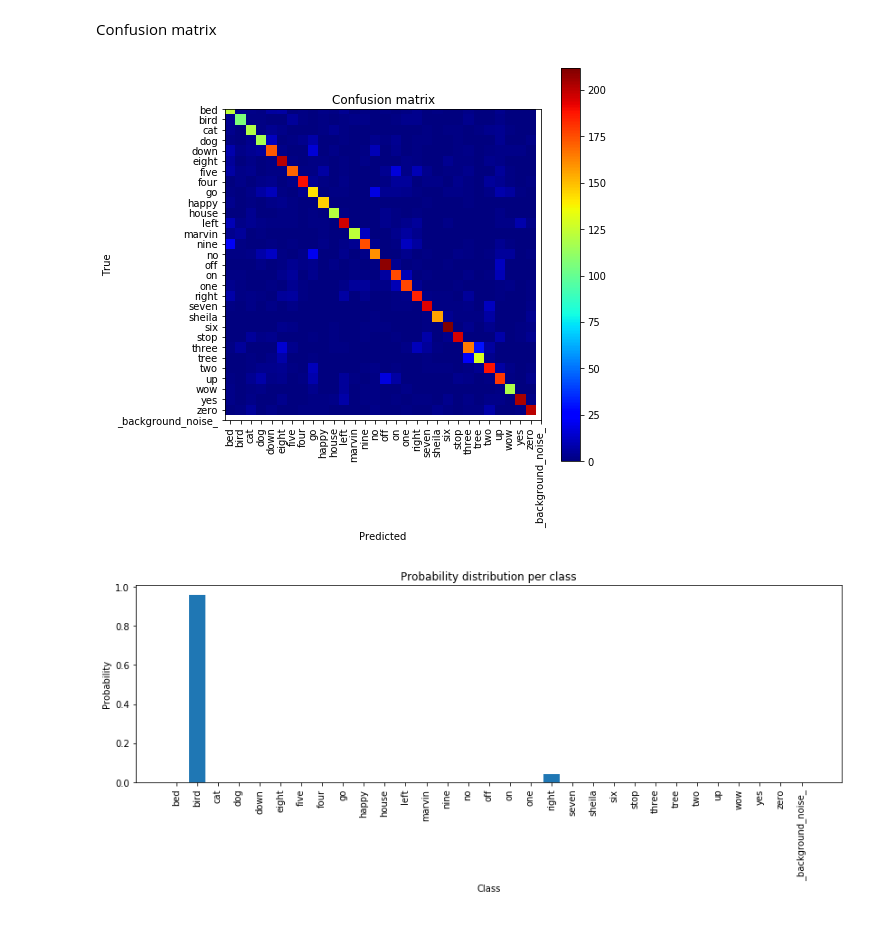
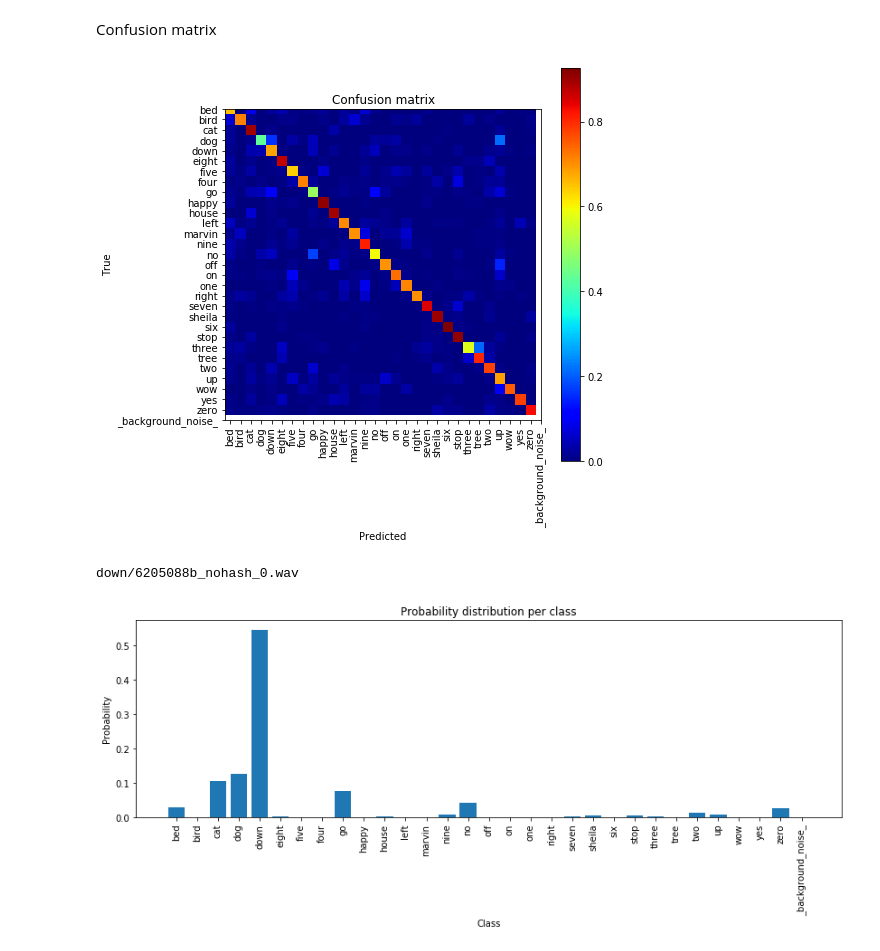
Before and after one commit to Fede5991/HumanDataAnalytics, a Jupyter notebook: Project1.ipynb, the cells around one changed output. Cells and saved outputs as stored; diff of their text form; code cells hidden in the pictures.

Commit message:
Small updates
- test audio selected at random from test set
- studied and plotted different gradient optimizers and plot of their performances
- computed test scores of these optimizers on test set

```diff
--- a/Project1.ipynb
+++ b/Project1.ipynb
@@ -317,7 +318,7 @@ def hyperparams_initialization(attempts,hp_number,method,limits,iteration):
         return hm,limits
 
 attempts=2
-variables=8
+variables=9
 iterations=attempts**variables
 # %%
 def extraction_performances(validation_accuracy,training_accuracy):
@@ -344,24 +379,7 @@ def extraction_performances(validation_accuracy,training_accuracy):
 # %%
-def Classifier(i,hm):
-    x = Input(shape=(40,98,1))
-    x1 = (Conv2D(int(hm[0,i]),kernel_size=(40,int(hm[1,i])),activation='relu'))(x)
-    x1 = Dropout(rate=0)(x1)
-    x1 = (MaxPooling2D(pool_size=(1,int(hm[2,i]))))(x1)
-    for j in range(int(hm[3,i])):
-        x1 = (Conv2D(int(hm[4,i]),kernel_size=(1,int(hm[5,i])),activation='relu'))(x1)
-        x1 = Dropout(rate=0)(x1)
-        x1 = (MaxPooling2D(pool_size=(1,int(hm[6,i]))))(x1)
-    y1 = Flatten()(x1)
-    y2 = (Dense(int(hm[7,i]),activation='relu'))(y1)
-    y2 = Dropout(rate=0)(y2)
-    y = (Dense(31,activation='softmax'))(y2)
-    classifier=Model(inputs=x,outputs=y)
-    classifier.compile(optimizer='adam',loss='binary_crossentropy',metrics=['accuracy'])
-    return classifier
-
-limits = [[4,64],[2,6],[1,2],[0,2],[2,64],[2,6],[1,2],[100,500]]
+limits = [[4,64],[2,6],[1,2],[0,2],[2,64],[2,6],[1,2],[100,500],[0,0.5]]
 method='grid'
-rounds=3
+rounds=4
 for r in range(rounds):
     print ("Round ",r+1," of ",rounds)
     epochs=1
@@ -461,8 +472,0 @@ fig.show()
-# %%
-best_hp = np.zeros((variables,1))
-for i in range(variables):
-    best_hp[i]=final[i]
-classifier=Classifier(0,best_hp)
-history=classifier.fit(training_set,training_labels,
-                           validation_data=[validation_set,validation_labels],
-                           epochs=10,batch_size=50,verbose=2)
@@ -502,34 +554,32 @@ plt.show()
 # %% [markdown]
 Confusion matrix
 # %%
-test_set = test_set.reshape(-1,40,98,1)
-predictions = classifier.predict(test_set)
-new_test_labels = np.zeros(test_labels.shape[0])
-
-for i in range(test_labels.shape[0]):
-    new_test_labels[i]=np.argmax(test_labels[i])
-y_pred = np.zeros(test_labels.shape[0])
-
-for i in range(test_labels.shape[0]):
-    y_pred[i]=np.argmax(predictions[i])
-
 cm = confusion_matrix(y_true=new_test_labels,y_pred=y_pred)
+cm = cm.astype('float') / cm.sum(axis=1)[:, np.newaxis]
 plt.figure(figsize=(6,6))
 plt.imshow(cm,interpolation='nearest',cmap=plt.cm.jet)
 plt.tight_layout()
 plt.colorbar()
 tick_marks = np.arange(31)
 plt.xticks(tick_marks,words_name,rotation=90)
 plt.yticks(tick_marks,words_name)
 plt.xlabel('Predicted')
 plt.ylabel('True')
 plt.title('Confusion matrix')
 plt.show()
 # %% [output]
-[figure, old version]
+[figure, new version]
 # %%
-fs, signal = wavfile.read('./audio_files/bird/00b01445_nohash_0.wav')
-winsound.PlaySound('./audio_files/bird/00b01445_nohash_0', winsound.SND_FILENAME)
+num_lines = sum(1 for line in open('testing_list.txt'))
+number = np.random.randint(num_lines)
+count = 0
+for line in open('testing_list.txt'):
+    if count==number:
+        audio = line
+    count+=1
+print (audio)
+fs, signal = wavfile.read('./audio_files/'+audio[0:-1])
+winsound.PlaySound('./audio_files/'+audio, winsound.SND_FILENAME)
 filter_bank,length=creation_filterbank(fs,signal)
 audio_signal=np.zeros((1,40,98,1))
 audio_signal[0,:,:,0]=filter_bank.T
@@ -542,4 +592,5 @@ plt.ylabel('Probability')
 plt.xticks(rotation=90)
 plt.show()
 # %% [output]
+down/6205088b_nohash_0.wav
-[figure, old version]
+[figure, new version]
```
Also changed, not shown: parts of 10 cells of this notebook.
